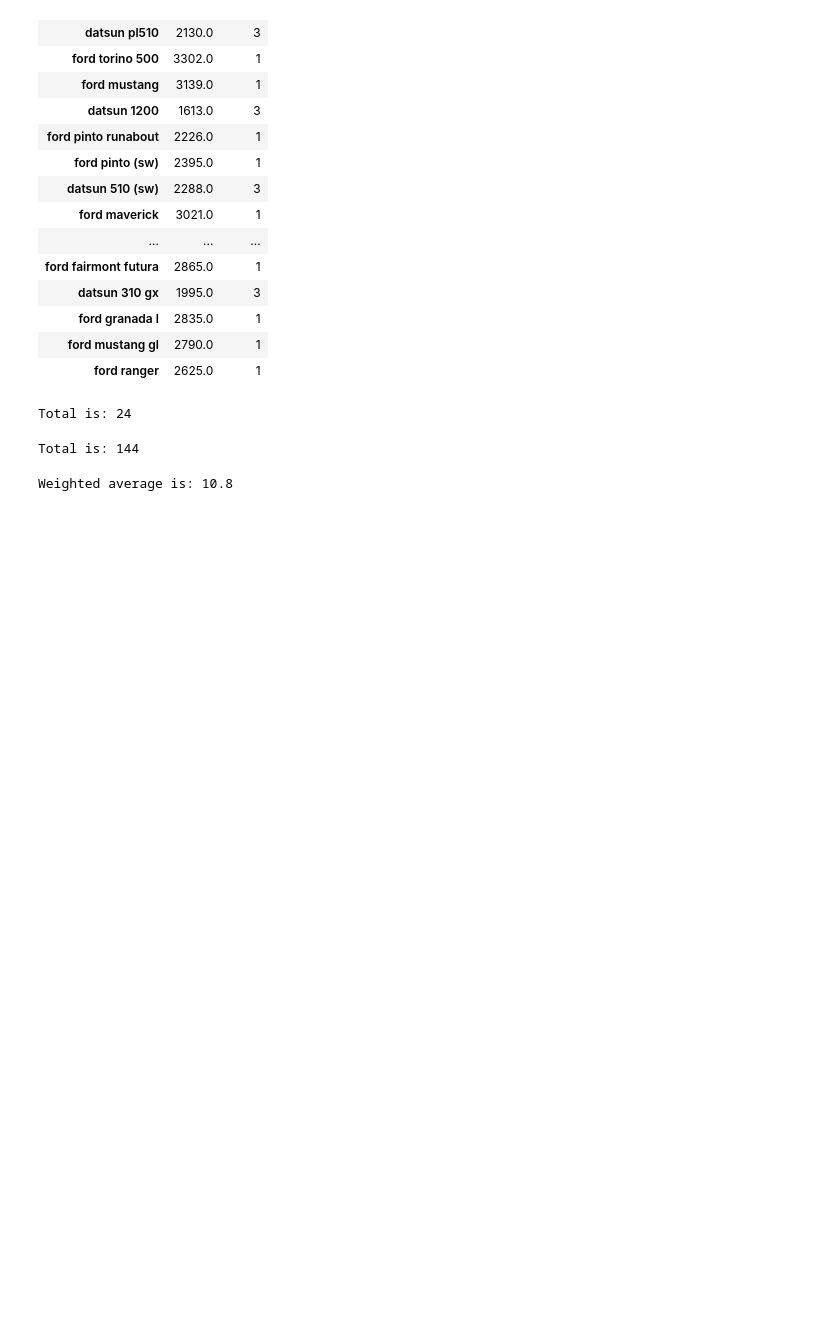
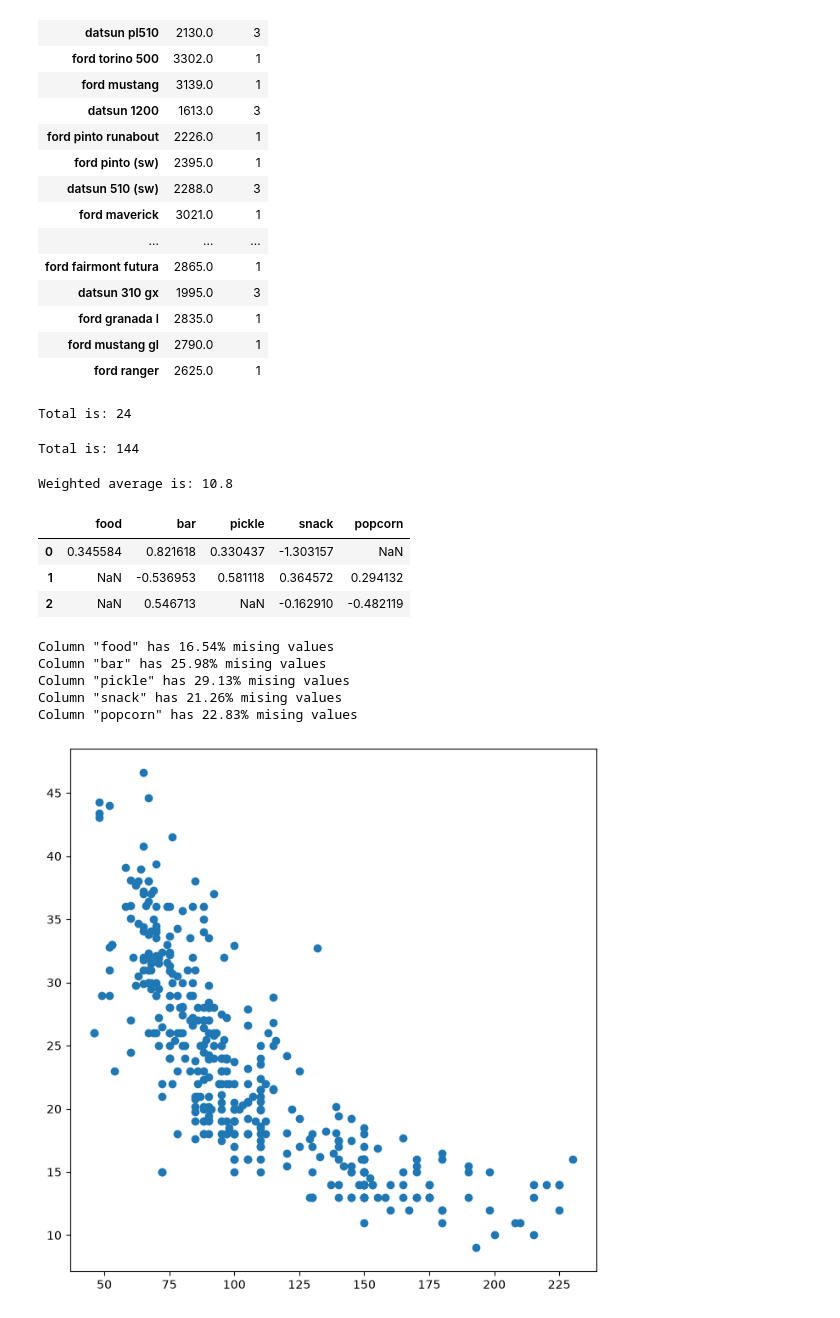
Before and after one commit to Nattawut30/Math-Algorithmic-Trading, a Jupyter notebook: Probability_Statistics/01_statistical_learning.ipynb, the cells around one changed output. Saved outputs shown, nothing was run; the diff lists cells and outputs as text; code cells hidden in the pictures; blank space fills up the shorter version.

Commit message:
string_formatting, more_graphical_numerical_summary, and Done_CH1

```diff
--- a/Probability_Statistics/01_statistical_learning.ipynb
+++ b/Probability_Statistics/01_statistical_learning.ipynb
@@ -1131,3 +1131,40 @@ for value, weight in zip([2, 3, 19],
 print('Weighted average is: {0}'.format(total))
 # %% [output]
 Weighted average is: 10.8
+# %%
+""" String Formatting """
+
+# many data cleaning tasks involve manipulating and programmatically producing strings.
+# I want to loop over the columns of a data frame and print the percent missing in each column
+# Create a data frame D with columns in which 20% of the entries are missing = np.nan
+# Create the values in D from a normal distribution with mean 0 and variance 1 using rng.standard_normal()
+
+import numpy as np
+import pandas as pd
+
+rng = np.random.default_rng(1)
+A = rng.standard_normal((127, 5))
+M = rng.choice([0, np.nan], p=[0.8, 0.2], size=A.shape)
+A += M
+D = pd.DataFrame(A, columns=['food',
+                             'bar',
+                             'pickle',
+                             'snack',
+                             'popcorn'])
+D[:3]
+# %% [output]
+|  | food | bar | pickle | snack | popcorn |
+| 0 | 0.345584 | 0.821618 | 0.330437 | -1.303157 | NaN |
+| 1 | NaN | -0.536953 | 0.581118 | 0.364572 | 0.294132 |
+| 2 | NaN | 0.546713 | NaN | -0.162910 | -0.482119 |
+# %%
+for col in D.columns:
+    template = 'Column "{0}" has {1:.2%} mising values'
+    print(template.format(col,
+                          np.isnan(D[col]).mean()))
+# %% [output]
+Column "food" has 16.54% mising values
+Column "bar" has 25.98% mising values
+Column "pickle" has 29.13% mising values
+Column "snack" has 21.26% mising values
+Column "popcorn" has 22.83% mising values
@@ -1133,0 +1173,15 @@ Weighted average is: 10.8
+# %%
+""" Additional Graphical and Numerical Summaries """
+
+# ax.plot() or ax.scatter() functions to display the quantitative variables.
+# But typing the variables names will produce an error messages
+# Python does not know to look in the Auto data set for those varaibles.
+
+# address this by accessing the columns directly:
+
+from matplotlib.pyplot import subplots
+
+fig, ax = subplots(figsize=(8, 8))
+ax.plot(Auto['horsepower'], Auto['mpg'], 'o');
+# %% [output]
+[figure, added]
```
Also changed, not shown: parts of 16 cells of this notebook, 2 other files.
